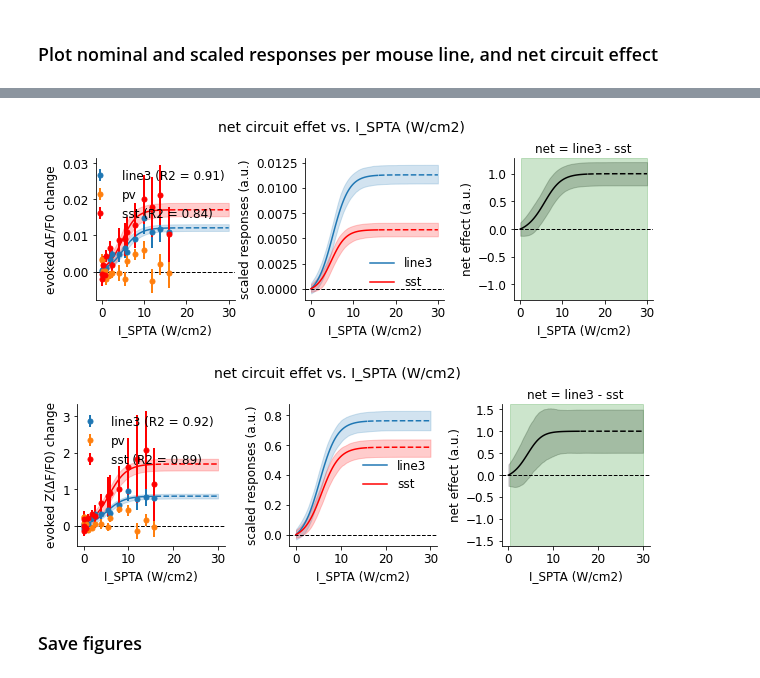
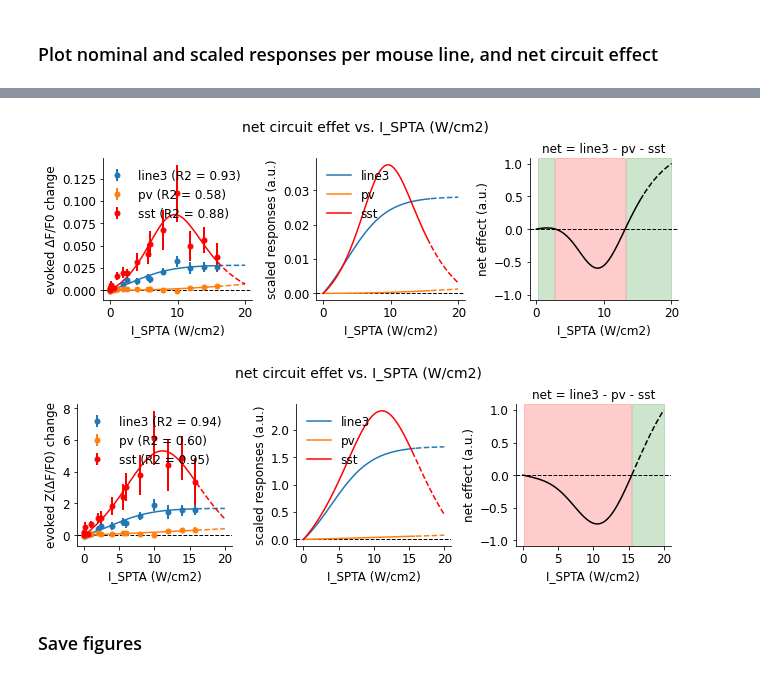
Before and after one commit to shohamlab/usnm2p, a Jupyter notebook: main_analysis.ipynb, the cells around one changed output, grey strips where cells are left out. Cells and saved outputs as stored; diff of their text form; code cells hidden in the pictures.

```diff
--- a/main_analysis.ipynb
+++ b/main_analysis.ipynb
@@ -133,4 +133,5 @@ for ax, (line, gdata) in zip(axes, groups):
 # %% [markdown]
 ### Plot P, DC and Ispta parameter dependency curves, with fits
 # %%
-fit_dict = get_fit_table(Pfit='scaled_power')
+fit_dict = get_fit_table()
+fit_dict
@@ -158,7 +168,7 @@ figs[f'simparams_deps'] = plot_parameter_dependency_across_lines(
     err_style='bars',
     fit=fit_dict,
     # fit_ci=0.67,
-    # norm=True,
+    norm=True,
 )
 figs[f'simparams_deps'].suptitle('Parameter dependencies', y=1.02);
 # %% [output]
@@ -192,7 +219,8 @@ xkeys = [
 
 # Dependent response variables
 fit_ykeys = [
-    get_change_key(Label.DFF)
+    get_change_key(Label.DFF),
+    get_change_key(Label.ZSCORE),
 ]
 
 # For each line
@@ -293,7 +327,7 @@ cellstats
 # %%
 # Input parameter and its max value
 xkey = Label.ISPTA
-xmax = 30.
+xmax = 20.
 
 # Dependent response variables
 ykeys = [
@@ -308,9 +342,9 @@ for ykey in ykeys:
         cellstats,
         xkey,
         ykey,
-        ci=.67,
+        # ci=.67,
         xmax=xmax,
-        fit='sigmoid',
+        fit=fit_dict,
         add_net_color=True,
     )
 # %% [output]
@@ -350,5 +368,5 @@ for ykey in ykeys:
-[figure, old version]
+[figure, new version]
-[figure, old version]
+[figure, new version]
 # %% [markdown]
 ### Save figures
 # %%
```
Also changed, not shown: parts of 11 cells of this notebook, 4 other files.
